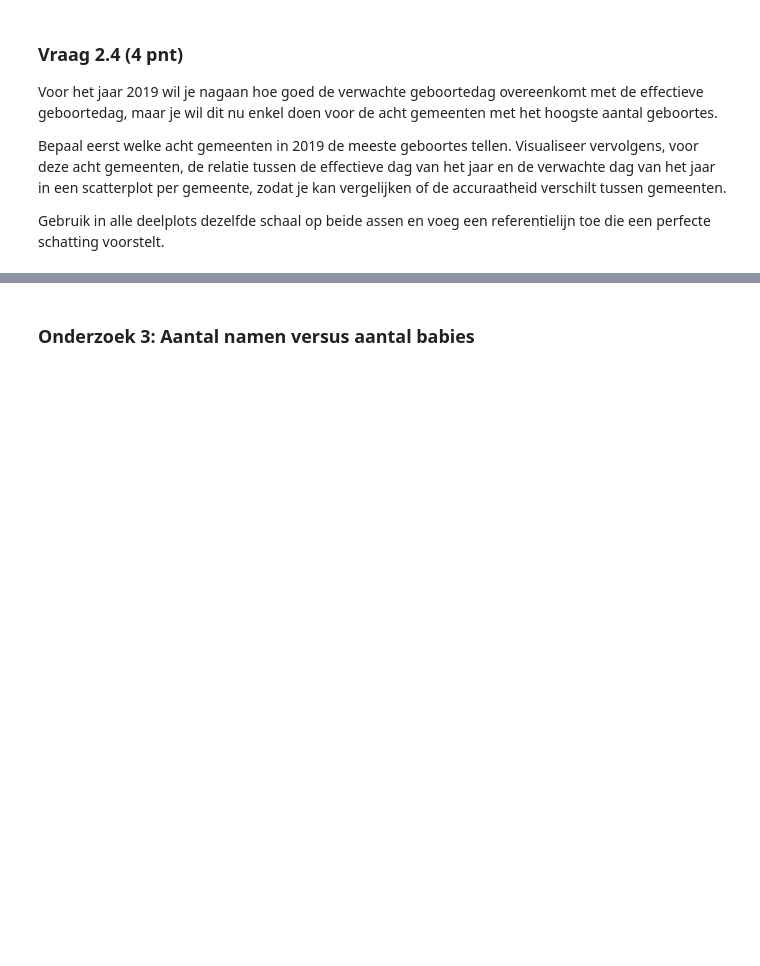
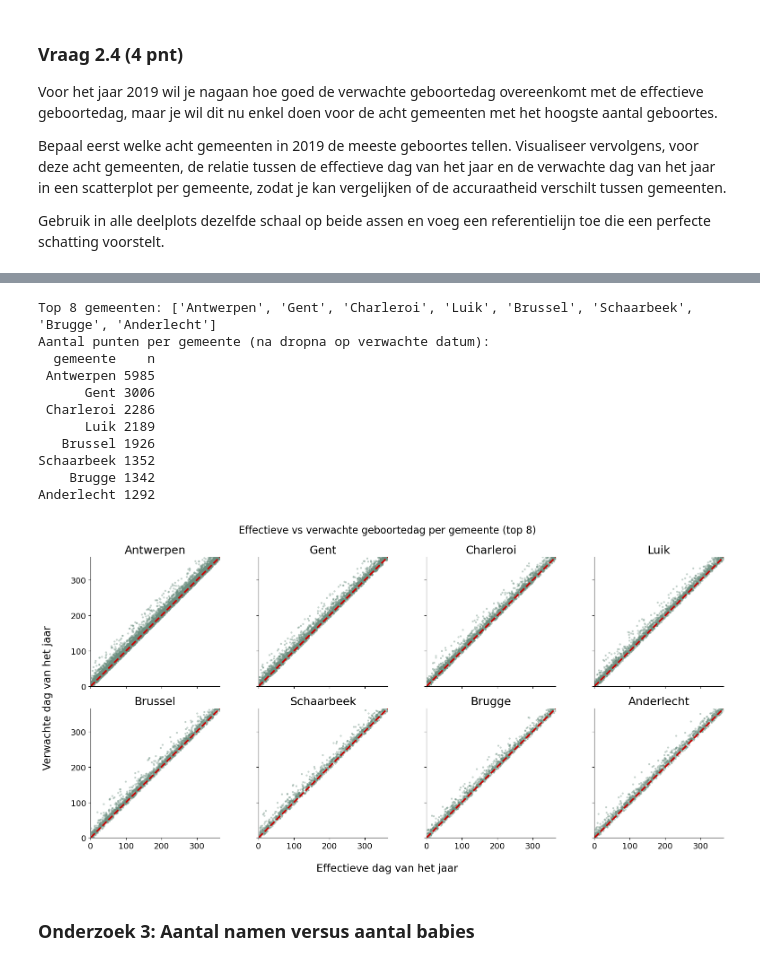
Before and after one commit to karenlauwers/syntra_ds_examen, a Jupyter notebook: notebooks/opgave.ipynb, the cells around one changed output, grey strips where cells are left out. Cells and saved outputs as stored; diff of their text form; code cells hidden in the pictures; blank space fills up the shorter version.

```diff
--- a/notebooks/opgave.ipynb
+++ b/notebooks/opgave.ipynb
@@ -1313,3 +1325,69 @@ Gebruik in alle deelplots dezelfde schaal op beide assen en voeg een referentiel
+# %%
+# 1) Top 8 gemeenten op aantal geboortes
+top8 = (
+    df_births_clean
+    .groupby(COL_GEMEENTE, as_index=False)
+    .size()
+    .rename(columns={"size": "n"})
+    .nlargest(8, "n")
+)[COL_GEMEENTE].tolist()
+
+print(f"Top 8 gemeenten: {top8}")
+
+# 2) Subset met dag van het jaar voor effectief en verwacht
+scatter_df = df_births_clean[df_births_clean[COL_GEMEENTE].isin(top8)].copy()
+start_2019 = pd.Timestamp("2019-01-01")
+scatter_df["effectieve_dag"] = (scatter_df[COL_GEBOORTEDATUM] - start_2019).dt.days + 1
+scatter_df["verwachte_dag"] = (scatter_df[COL_VERWACHTE_DATUM] - start_2019).dt.days + 1
+
+# Verwijder rijen zonder verwachte datum
+scatter_df = scatter_df.dropna(subset=[COL_VERWACHTE_DATUM])
+
+counts = (
+    scatter_df.groupby(COL_GEMEENTE)
+              .size()
+              .reindex(top8, fill_value=0)  # zelfde volgorde als top8
+              .rename("n")
+              .reset_index()
+)
+print("Aantal punten per gemeente (na dropna op verwachte datum):")
+print(counts.to_string(index=False))
+
+# 3) 2x4 scatterplot
+fig, axes = plt.subplots(2, 4, figsize=(16, 8), sharex=True, sharey=True)
+
+for ax, gemeente in zip(axes.flat, top8):
+    data_g = scatter_df[scatter_df[COL_GEMEENTE] == gemeente]
+    ax.scatter(data_g["effectieve_dag"], data_g["verwachte_dag"],
+              alpha=0.3, s=5, color=SAGE)
+    # Referentielijn: perfecte schatting (y = x)
+    ax.plot([1, 365], [1, 365], color=MEAN_COLOR, linestyle="--")
+    ax.set_title(gemeente)
+    ax.set_aspect("equal")
+
+    ax.set_xlim(0, 365)
+    ax.set_ylim(0, 365)
+
+# Gedeelde labels
+fig.supxlabel("Effectieve dag van het jaar")
+fig.supylabel("Verwachte dag van het jaar")
+fig.suptitle("Effectieve vs verwachte geboortedag per gemeente (top 8)", fontsize=16)
+
+plt.tight_layout()
+plt.show()
+# %% [output]
+Top 8 gemeenten: ['Antwerpen', 'Gent', 'Charleroi', 'Luik', 'Brussel', 'Schaarbeek', 'Brugge', 'Anderlecht']
+Aantal punten per gemeente (na dropna op verwachte datum):
+  gemeente    n
+ Antwerpen 5985
+      Gent 3006
+ Charleroi 2286
+      Luik 2189
+   Brussel 1926
+Schaarbeek 1352
+    Brugge 1342
+Anderlecht 1292
+[figure, added]
 # %% [markdown]
 ### Onderzoek 3: Aantal namen versus aantal babies
 # %% [markdown]
```
Also changed, not shown: parts of 20 cells of this notebook.
